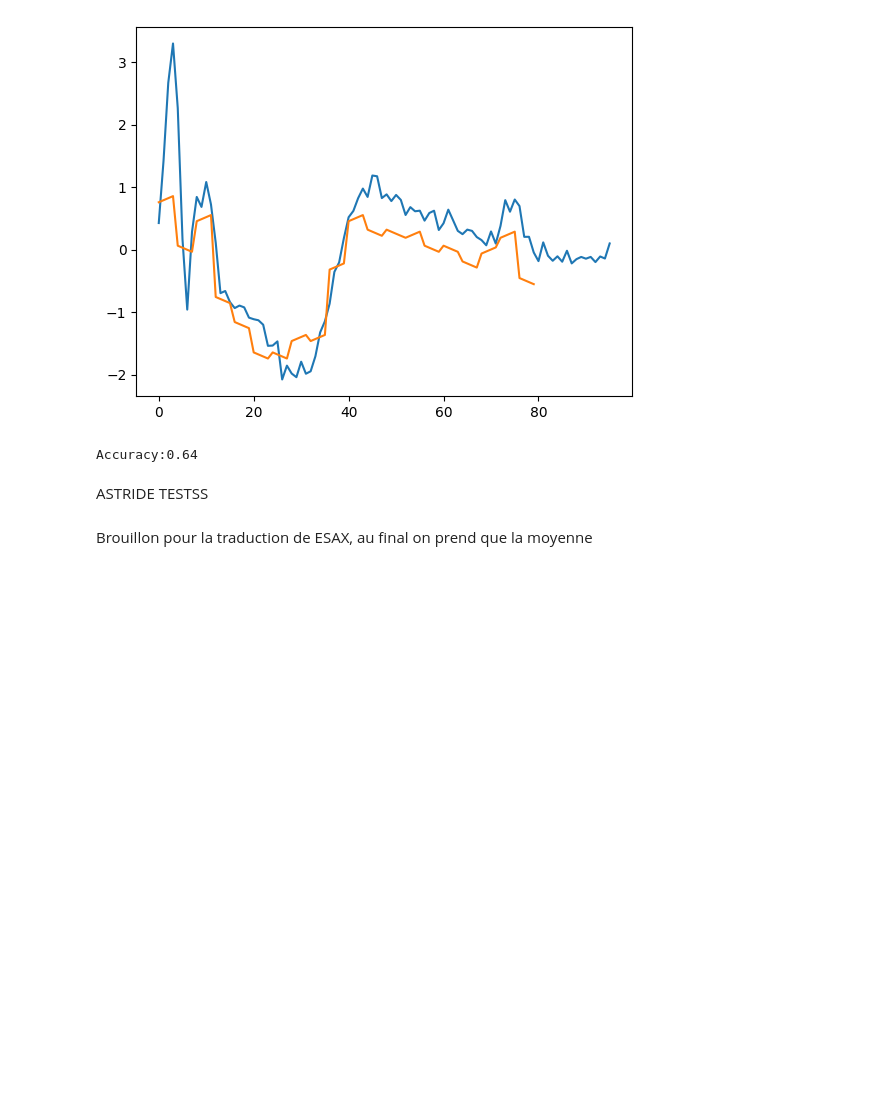
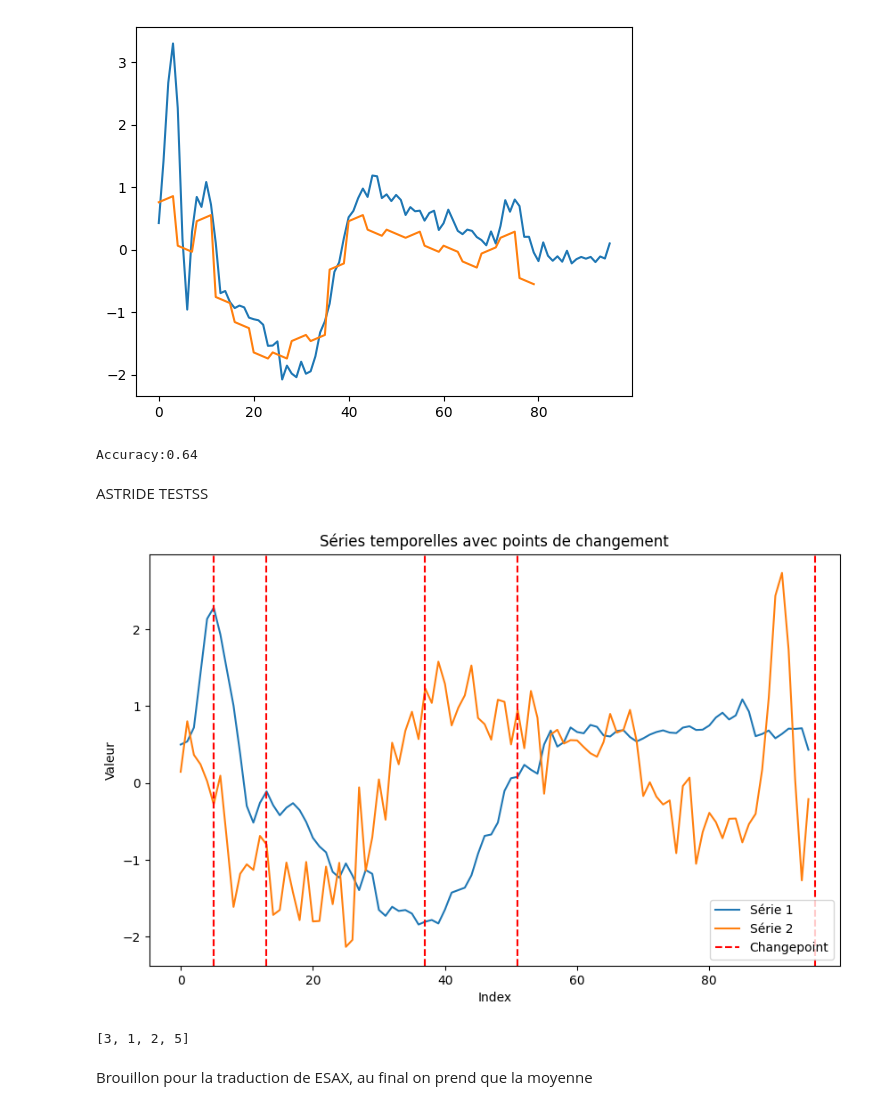
Before and after one commit to NailKhelifa/MVA_Times_Series_ML_Homeworks, a Jupyter notebook: Final_project/draft_tom.ipynb, the cells around one changed output. Drawn from its saved outputs; the diff is of its cells as text; code cells hidden in the pictures; blank space fills up the shorter version.

```diff
--- a/Final_project/draft_tom.ipynb
+++ b/Final_project/draft_tom.ipynb
@@ -103,3 +103,36 @@ astride.fit()
+# %%
+dataset_np = std_scaler(x_train)
+dataset_np = dataset_np.to_numpy()
+
+astride = ASTRIDE_transf(dataset_np, 5, 5)
+astride.segmentation_adaptive()
+astride.mts_bkps_
+
+
+ex_serie_1 = dataset_np[0]
+ex_serie_2 = dataset_np[1]
+
+plt.figure(figsize=(10, 6))
+plt.plot(ex_serie_1, label='Série 1')
+plt.plot(ex_serie_2, label='Série 2')
+
+# Ajout des changepoints (mts_bkps_)
+for cp in astride.mts_bkps_:
+    plt.axvline(x=cp, color='red', linestyle='--', label='Changepoint' if 'Changepoint' not in plt.gca().get_legend_handles_labels()[1] else "")
+
+# Ajouter légende et afficher
+plt.legend()
+plt.title("Séries temporelles avec points de changement")
+plt.xlabel("Index")
+plt.ylabel("Valeur")
+plt.show()
+# %% [output]
+[figure, added]
+# %%
+symbols = astride._ASTRIDE_symbolize()
+symbols
+# %% [output]
+[3, 1, 2, 5]
 # %% [markdown]
 Brouillon pour la traduction de ESAX, au final on prend que la moyenne
 # %%
```
Also changed, not shown: parts of 3 cells of this notebook, 1 other file.
